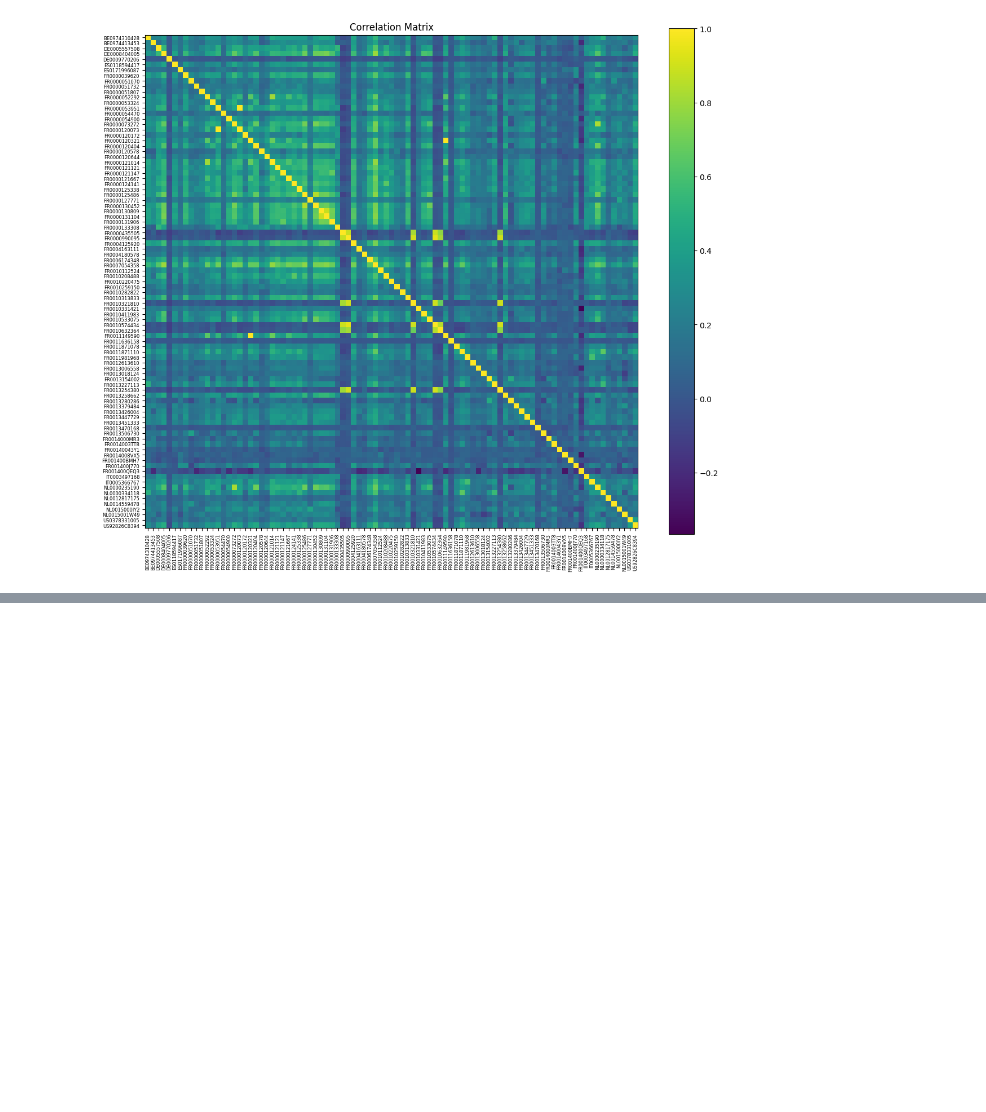
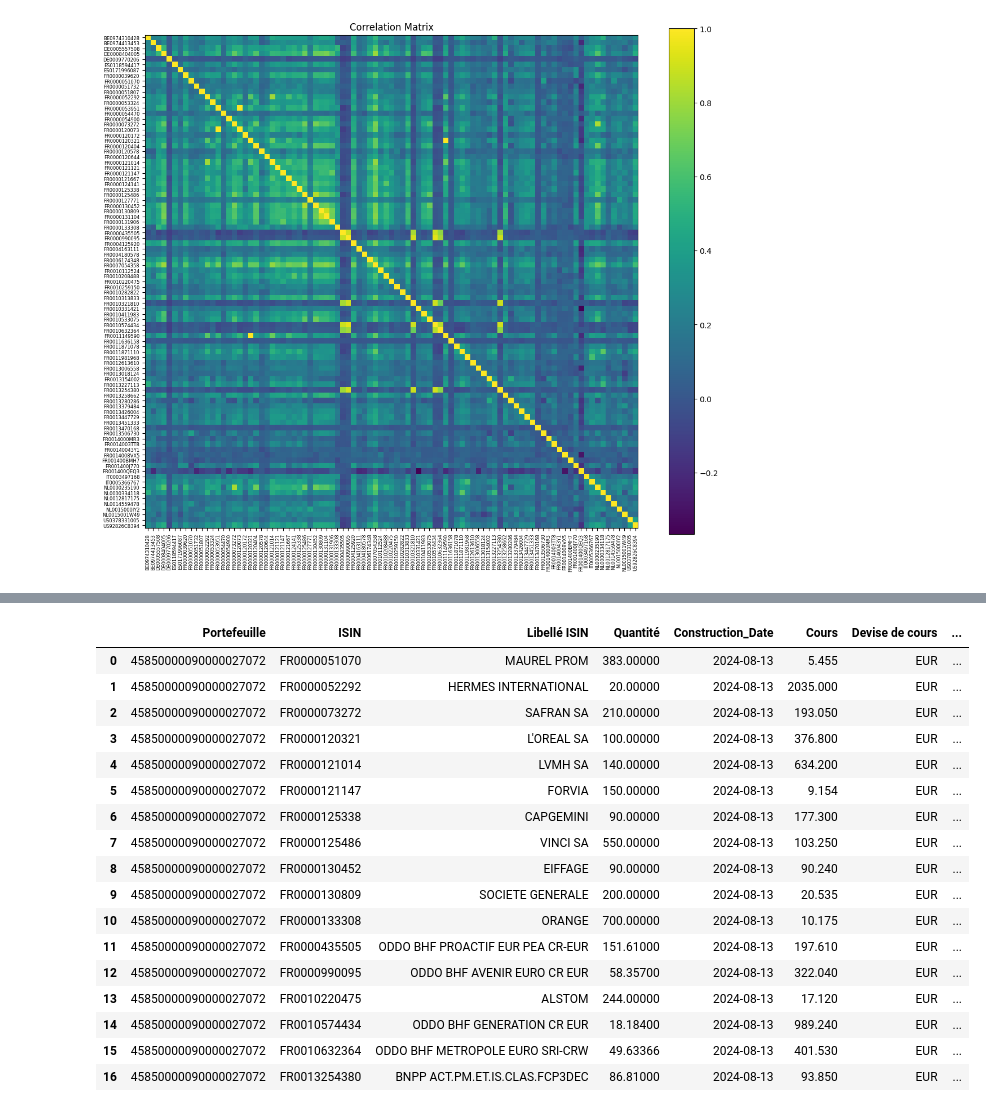
Before and after one commit to houssem026/Portfolio-Optimization, a Jupyter notebook: Risk_Return_Portfolio.ipynb, the cells around one changed output, grey strips where cells are left out. Saved outputs shown, nothing was run; the diff lists cells and outputs as text; code cells hidden in the pictures; blank space fills up the shorter version.

Commit message:
add heuristic portfolio selection

```diff
--- a/Risk_Return_Portfolio.ipynb
+++ b/Risk_Return_Portfolio.ipynb
@@ -296,0 +304,4 @@ plt.show()
+# %%
+date_construction_portfolio = "2024-08-13" # A confirmer
+# %%
+portfolios['Construction_Date'] = pd.to_datetime(date_construction_portfolio)
@@ -296,0 +324,45 @@ plt.show()
+# %%
+# Merge Portfolio Data with Stock Prices
+merged_df_portfolios = portfolios.merge(
+    stocksPrices[["Code ISIN","Date","Cours","Devise de cours"]],
+    left_on=["ISIN", "Construction_Date"],
+    right_on=["Code ISIN", "Date"],
+    how="left"
+).drop(columns=["Date","Code ISIN"],axis=1)
+merged_df_portfolios = merged_df_portfolios.merge(
+    USDConversion[['Date','Cours EUR vers USD']],
+    left_on=["Construction_Date"],
+    right_on=["Date"],
+    how="left"
+).drop(columns=["Date"],axis=1)
+# Calculate Asset Value
+merged_df_portfolios['Valeur_EUR'] = np.where(
+    merged_df_portfolios["Devise de cours"] == "EUR",
+    merged_df_portfolios["Quantité"] * merged_df_portfolios["Cours"],
+    merged_df_portfolios["Quantité"] * merged_df_portfolios["Cours"] / merged_df_portfolios["Cours EUR vers USD"]
+)
+
+# Calculate Total Portfolio Value
+merged_df_portfolios["total_portfolio_value_EUR"] = merged_df_portfolios.groupby("Portefeuille")["Valeur_EUR"].transform("sum")
+# Calculate asset weights
+merged_df_portfolios["asset_weight"] = merged_df_portfolios["Valeur_EUR"] / merged_df_portfolios["total_portfolio_value_EUR"]
+merged_df_portfolios[merged_df_portfolios["Portefeuille"]=="45850000090000027072"]
+# %% [output]
+|  | Portefeuille | ISIN | Libellé ISIN | Quantité | Construction_Date | Cours | Devise de cours | ... |
+| 0 | 45850000090000027072 | FR0000051070 | MAUREL PROM | 383.00000 | 2024-08-13 | 5.455 | EUR | ... |
+| 1 | 45850000090000027072 | FR0000052292 | HERMES INTERNATIONAL | 20.00000 | 2024-08-13 | 2035.000 | EUR | ... |
+| 2 | 45850000090000027072 | FR0000073272 | SAFRAN SA | 210.00000 | 2024-08-13 | 193.050 | EUR | ... |
+| 3 | 45850000090000027072 | FR0000120321 | L'OREAL SA | 100.00000 | 2024-08-13 | 376.800 | EUR | ... |
+| 4 | 45850000090000027072 | FR0000121014 | LVMH SA | 140.00000 | 2024-08-13 | 634.200 | EUR | ... |
+| 5 | 45850000090000027072 | FR0000121147 | FORVIA | 150.00000 | 2024-08-13 | 9.154 | EUR | ... |
+| 6 | 45850000090000027072 | FR0000125338 | CAPGEMINI | 90.00000 | 2024-08-13 | 177.300 | EUR | ... |
+| 7 | 45850000090000027072 | FR0000125486 | VINCI SA | 550.00000 | 2024-08-13 | 103.250 | EUR | ... |
+| 8 | 45850000090000027072 | FR0000130452 | EIFFAGE | 90.00000 | 2024-08-13 | 90.240 | EUR | ... |
+| 9 | 45850000090000027072 | FR0000130809 | SOCIETE GENERALE | 200.00000 | 2024-08-13 | 20.535 | EUR | ... |
+| 10 | 45850000090000027072 | FR0000133308 | ORANGE | 700.00000 | 2024-08-13 | 10.175 | EUR | ... |
+| 11 | 45850000090000027072 | FR0000435505 | ODDO BHF PROACTIF EUR PEA CR-EUR | 151.61000 | 2024-08-13 | 197.610 | EUR | ... |
+| 12 | 45850000090000027072 | FR0000990095 | ODDO BHF AVENIR EURO CR EUR | 58.35700 | 2024-08-13 | 322.040 | EUR | ... |
+| 13 | 45850000090000027072 | FR0010220475 | ALSTOM | 244.00000 | 2024-08-13 | 17.120 | EUR | ... |
+| 14 | 45850000090000027072 | FR0010574434 | ODDO BHF GENERATION CR EUR | 18.18400 | 2024-08-13 | 989.240 | EUR | ... |
+| 15 | 45850000090000027072 | FR0010632364 | ODDO BHF METROPOLE EURO SRI-CRW | 49.63366 | 2024-08-13 | 401.530 | EUR | ... |
+| 16 | 45850000090000027072 | FR0013254380 | BNPP ACT.PM.ET.IS.CLAS.FCP3DEC | 86.81000 | 2024-08-13 | 93.850 | EUR | ... |
```
Also changed, not shown: parts of 16 cells of this notebook.
